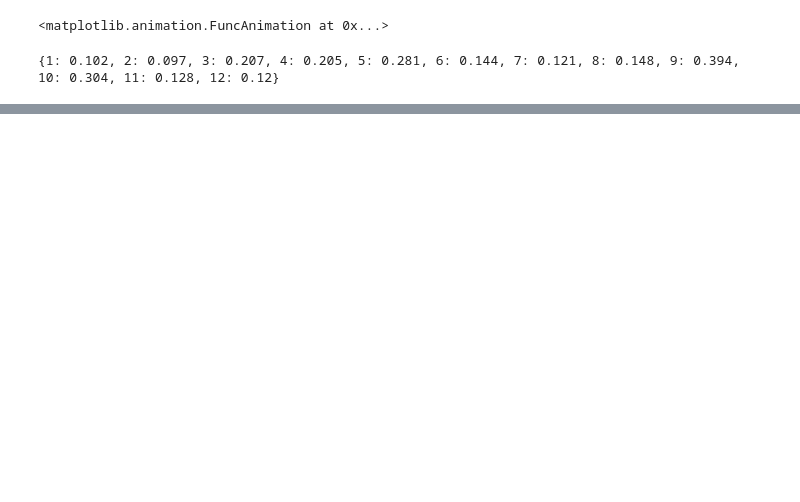
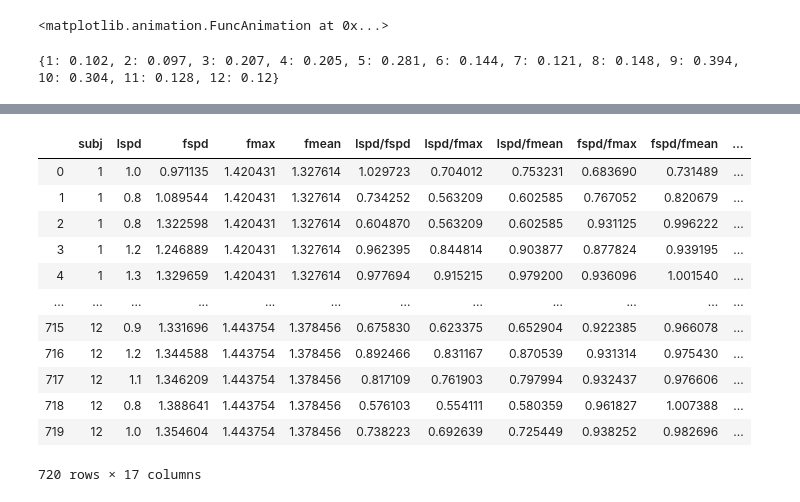
Before and after one commit to baijiuyang/Overtaking3, a Jupyter notebook: Tomato3_src/Tomato3_analysis.ipynb, the cells around one changed output, grey strips where cells are left out. Drawn from its saved outputs; the diff is of its cells as text; code cells hidden in the pictures; blank space fills up the shorter version.

Commit message:
Added regression and helpers

```diff
--- a/Tomato3_src/Tomato3_analysis.ipynb
+++ b/Tomato3_src/Tomato3_analysis.ipynb
@@ -271,0 +213,17 @@ ax.legend((pole[0],avatar[0]), ('pole', 'avatar'))
+# %%
+'''Histograms'''
+##########control panel###############
+var = 'dv' # 'dv' speed difference, 'exp' expansion rate, 'dist' distance, 'ttp' time to pass
+scaler = 'max' # 'max', 'mean' or 'onset'
+######################################
+
+for i, s in exp.subjects.items():
+    vars = []
+    for j, t in s.trials.items():
+        if lateral_overtake(t, 0.3):
+            if var == 'dv':
+                fspd = t.get_speeds('f')[t.f1]
+                vars.append(fspd-t.v0)
+    fig = plt.figure()
+    ax = plt.axes()
+    ax.hist(vars, 5)
@@ -271,0 +348,47 @@ ax.legend((pole[0],avatar[0]), ('pole', 'avatar'))
+# %%
+from statsmodels.regression.mixed_linear_model import MixedLM
+
+'''Logistic regression---------load data'''
+
+# data when leader appears
+data = []
+for i, s in exp.subjects.items():
+    fmax = max_freewalk_spd(s)
+    fmean = average_freewalk_spd(s, 2)
+    for j, t in s.trials.items():
+        lspd = t.v0
+        fspd = t.get_speeds('f')[t.f1]
+        data.append([i,
+                     lspd, fspd, fmax, fmean,
+                     lspd / fspd, lspd / fmax, lspd / fmean,
+                     fspd / fmax, fspd / fmean,
+                     lspd * fspd, lspd * fmax, lspd * fmean,
+                     fspd * fmax, fspd * fmean,
+                     lspd * fspd * fmax,
+                     int(lateral_overtake(t, 0.3))])
+
+df = pd.DataFrame(data, columns=['subj',
+                                 'lspd', 'fspd', 'fmax', 'fmean',
+                                 'lspd/fspd', 'lspd/fmax', 'lspd/fmean',
+                                 'fspd/fmax', 'fspd/fmean',
+                                 'lspd*fspd', 'lspd*fmax', 'lspd*fmean',
+                                 'fspd*fmax', 'fspd*fmean',
+                                 'lspd*fspd*fmax',
+                                 'overtakeing'])
+df
+
+# data at the onset of overtaking
+# %% [output]
+|  | subj | lspd | fspd | fmax | fmean | lspd/fspd | lspd/fmax | lspd/fmean | fspd/fmax | fspd/fmean | ... |
+| 0 | 1 | 1.0 | 0.971135 | 1.420431 | 1.327614 | 1.029723 | 0.704012 | 0.753231 | 0.683690 | 0.731489 | ... |
+| 1 | 1 | 0.8 | 1.089544 | 1.420431 | 1.327614 | 0.734252 | 0.563209 | 0.602585 | 0.767052 | 0.820679 | ... |
+| 2 | 1 | 0.8 | 1.322598 | 1.420431 | 1.327614 | 0.604870 | 0.563209 | 0.602585 | 0.931125 | 0.996222 | ... |
+| 3 | 1 | 1.2 | 1.246889 | 1.420431 | 1.327614 | 0.962395 | 0.844814 | 0.903877 | 0.877824 | 0.939195 | ... |
+| 4 | 1 | 1.3 | 1.329659 | 1.420431 | 1.327614 | 0.977694 | 0.915215 | 0.979200 | 0.936096 | 1.001540 | ... |
+| ... | ... | ... | ... | ... | ... | ... | ... | ... | ... | ... | ... |
+| 715 | 12 | 0.9 | 1.331696 | 1.443754 | 1.378456 | 0.675830 | 0.623375 | 0.652904 | 0.922385 | 0.966078 | ... |
+| 716 | 12 | 1.2 | 1.344588 | 1.443754 | 1.378456 | 0.892466 | 0.831167 | 0.870539 | 0.931314 | 0.975430 | ... |
+| 717 | 12 | 1.1 | 1.346209 | 1.443754 | 1.378456 | 0.817109 | 0.761903 | 0.797994 | 0.932437 | 0.976606 | ... |
+| 718 | 12 | 0.8 | 1.388641 | 1.443754 | 1.378456 | 0.576103 | 0.554111 | 0.580359 | 0.961827 | 1.007388 | ... |
+| 719 | 12 | 1.0 | 1.354604 | 1.443754 | 1.378456 | 0.738223 | 0.692639 | 0.725449 | 0.938252 | 0.982696 | ... |
+720 rows × 17 columns
```
Also changed, not shown: parts of 16 cells of this notebook, 2 other files.
